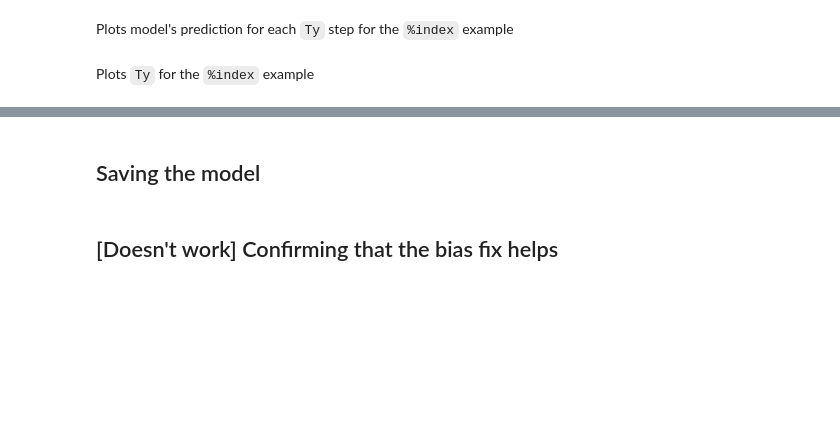
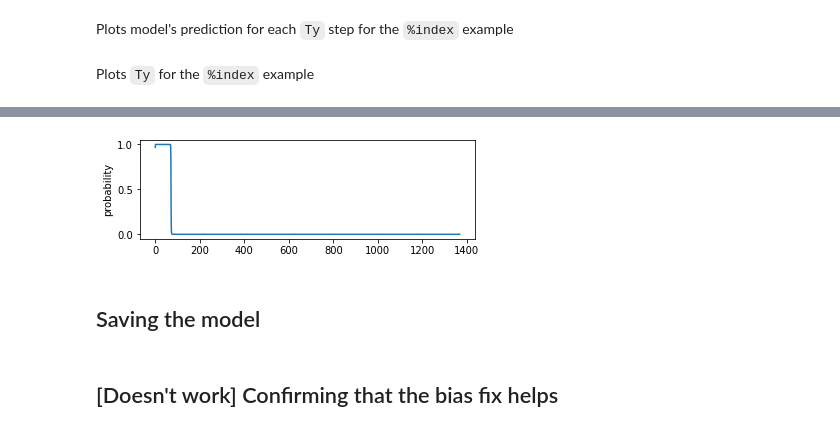
Before and after one commit to ybchen97/filler_detection, a Jupyter notebook: model.ipynb, the cells around one changed output, grey strips where cells are left out. Drawn from its saved outputs; the diff is of its cells as text; code cells hidden in the pictures; blank space fills up the shorter version.

```diff
--- a/model.ipynb
+++ b/model.ipynb
@@ -323,4 +288,4 @@ def create_convlstm2d(input_shape, output_bias=None, dropout=0.8):
 # %%
-model = create_lstm(input_shape = (Tx, n_freq))
+model = create_convlstm2d(input_shape = (Tx, n_freq))
 model.summary()
 # %% [output]
@@ -345,5 +294,5 @@ _________________________________________________________________
 ### Load Weights of Pre-trained Model
 Loaded weights instead of model due to custom metrics causing error in loading model directly. Read more [here](https://github.com/keras-team/keras/issues/10104).
 # %%
-model.load_weights(PROJ_PATH + "models/bryan_val_syn.h5")
+model.load_weights(PROJ_PATH + "models/commandset_concat_gauss_2_retrain_2.h5")
 model.summary()
@@ -560,5 +580,7 @@ plot_Y(Y_test, 2)
 # %%
-visualize_prediction(model, X_test, 2)
+visualize_prediction(model, X_test_dev, 3)
+# %% [output]
+[figure, added]
 # %% [markdown]
 ## Saving the model
 # %%
```
Also changed, not shown: parts of 29 cells of this notebook.
